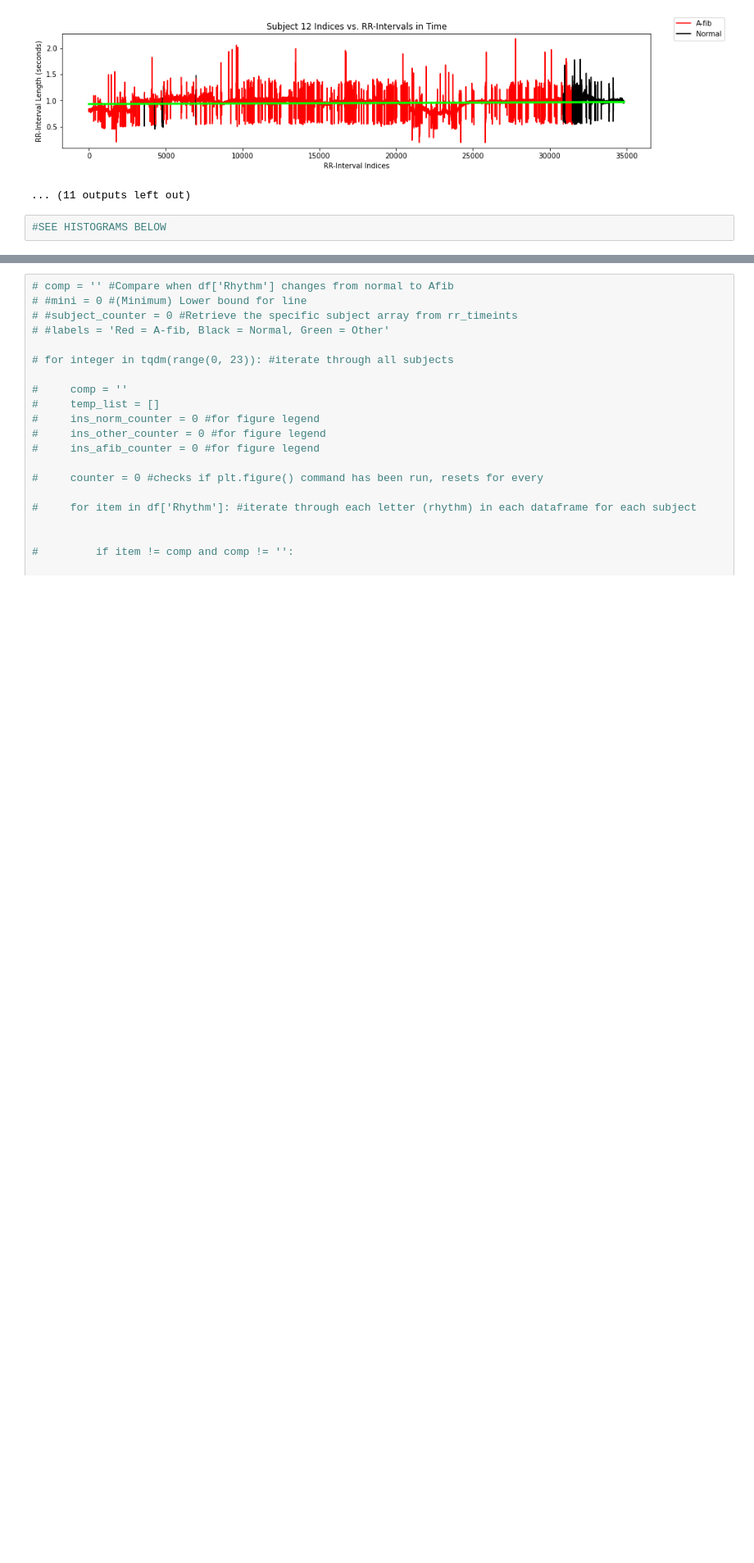
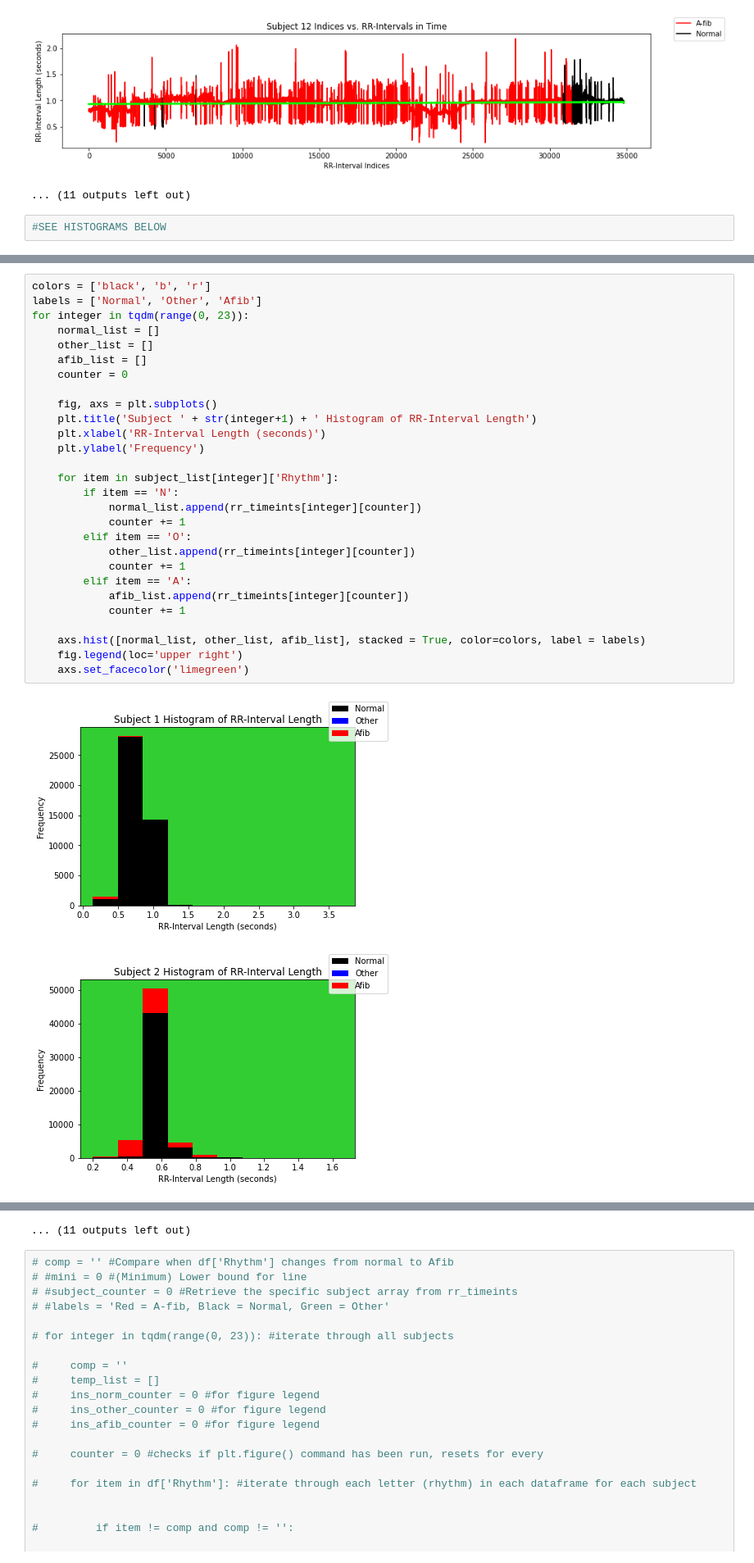
Before and after one commit to NNLUliskey/svsm_ml_2022, a Jupyter notebook: work_6_29_EDA.ipynb, the cells around one changed output, grey strips where cells are left out. Shown at 82% size. Saved outputs shown, nothing was run; the diff lists cells and outputs as text; blank space fills up the shorter version.

```diff
--- a/work_6_29_EDA.ipynb
+++ b/work_6_29_EDA.ipynb
@@ -270,0 +230,31 @@ for integer in tqdm(range(0, 23)):
+# %%
+colors = ['black', 'b', 'r']
+labels = ['Normal', 'Other', 'Afib']
+for integer in tqdm(range(0, 23)):
+    normal_list = []
+    other_list = []
+    afib_list = []
+    counter = 0
+
+    fig, axs = plt.subplots()
+    plt.title('Subject ' + str(integer+1) + ' Histogram of RR-Interval Length')
+    plt.xlabel('RR-Interval Length (seconds)')
+    plt.ylabel('Frequency')
+
+    for item in subject_list[integer]['Rhythm']:
+        if item == 'N':
+            normal_list.append(rr_timeints[integer][counter])
+            counter += 1
+        elif item == 'O':
+            other_list.append(rr_timeints[integer][counter])
+            counter += 1
+        elif item == 'A':
+            afib_list.append(rr_timeints[integer][counter])
+            counter += 1
+
+    axs.hist([normal_list, other_list, afib_list], stacked = True, color=colors, label = labels)
+    fig.legend(loc='upper right')
+    axs.set_facecolor('limegreen')
+# %% [output]
+[figure, added]
+[figure, added]
@@ -271,3 +271,4 @@ for integer in tqdm(range(0, 23)):
+... (11 outputs left out)
 # %%
 # comp = '' #Compare when df['Rhythm'] changes from normal to Afib
 # #mini = 0 #(Minimum) Lower bound for line
```
Also changed, not shown: parts of 4 cells of this notebook.
